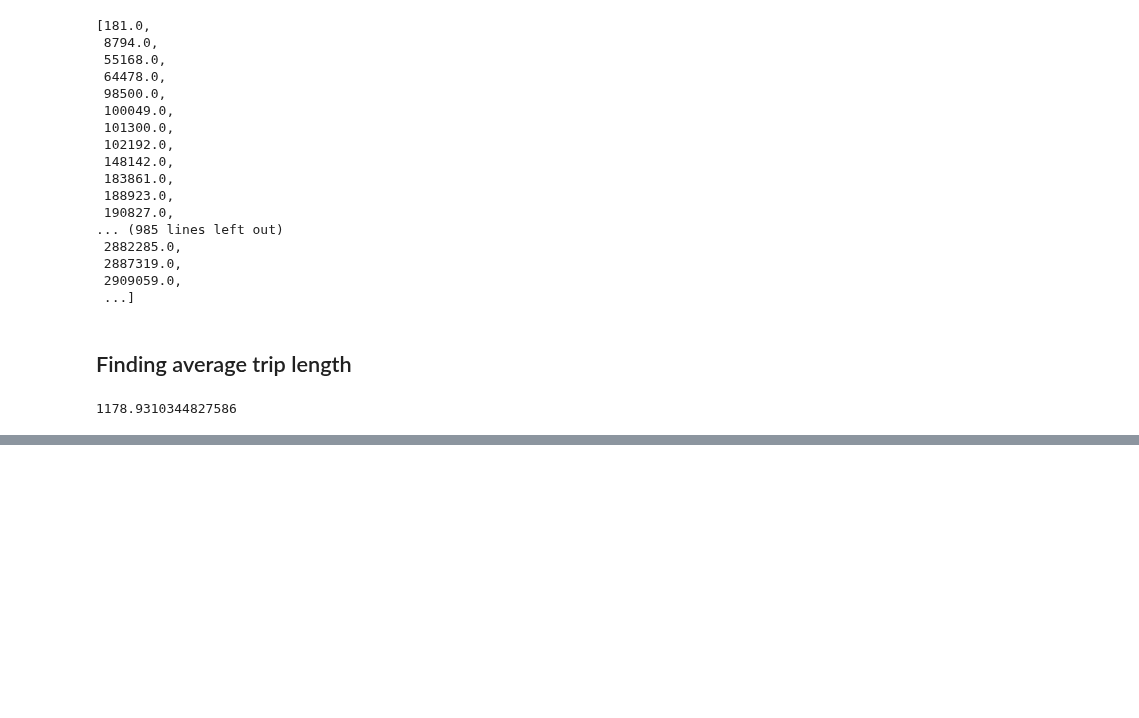
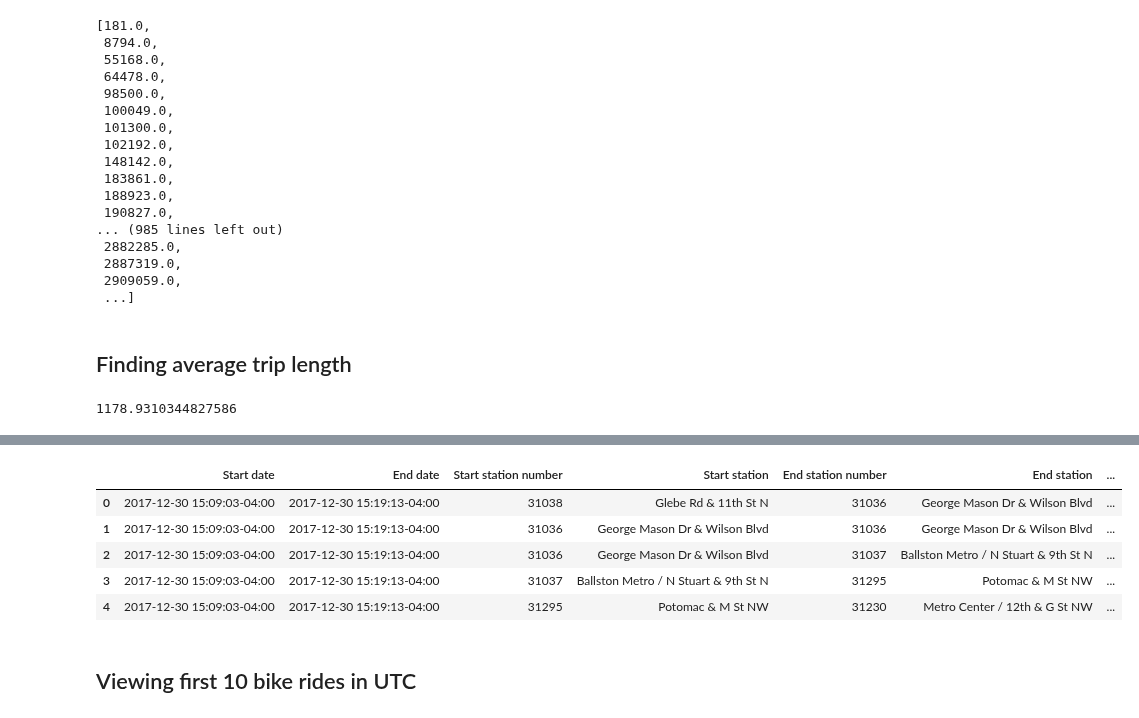
Before and after one commit to Jose-Servin/DataCamp, a Jupyter notebook: Courses/Dates_and_Times/1.Notes.ipynb, the cells around one changed output, grey strips where cells are left out. Saved outputs shown, nothing was run; the diff lists cells and outputs as text; code cells hidden in the pictures; blank space fills up the shorter version.

Commit message:
notes on UTC offsets, setting timezones with replace and changing timezones with astimezone

```diff
--- a/Courses/Dates_and_Times/1.Notes.ipynb
+++ b/Courses/Dates_and_Times/1.Notes.ipynb
@@ -387,0 +460,18 @@ avg_ride
+# %%
+time_changes = ['Start date','End date']
+edt = timezone(timedelta(hours=-4))
+for col in time_changes:
+    for row in bike_data[col]:
+        new_row = row.replace(tzinfo=edt)
+        bike_data[col] = new_row
+# %%
+bike_data.head()
+# %% [output]
+|  | Start date | End date | Start station number | Start station | End station number | End station | ... |
+| 0 | 2017-12-30 15:09:03-04:00 | 2017-12-30 15:19:13-04:00 | 31038 | Glebe Rd & 11th St N | 31036 | George Mason Dr & Wilson Blvd | ... |
+| 1 | 2017-12-30 15:09:03-04:00 | 2017-12-30 15:19:13-04:00 | 31036 | George Mason Dr & Wilson Blvd | 31036 | George Mason Dr & Wilson Blvd | ... |
+| 2 | 2017-12-30 15:09:03-04:00 | 2017-12-30 15:19:13-04:00 | 31036 | George Mason Dr & Wilson Blvd | 31037 | Ballston Metro / N Stuart & 9th St N | ... |
+| 3 | 2017-12-30 15:09:03-04:00 | 2017-12-30 15:19:13-04:00 | 31037 | Ballston Metro / N Stuart & 9th St N | 31295 | Potomac & M St NW | ... |
+| 4 | 2017-12-30 15:09:03-04:00 | 2017-12-30 15:19:13-04:00 | 31295 | Potomac & M St NW | 31230 | Metro Center / 12th & G St NW | ... |
+# %% [markdown]
+## Viewing first 10 bike rides in UTC
```
Also changed, not shown: parts of 25 cells of this notebook.
